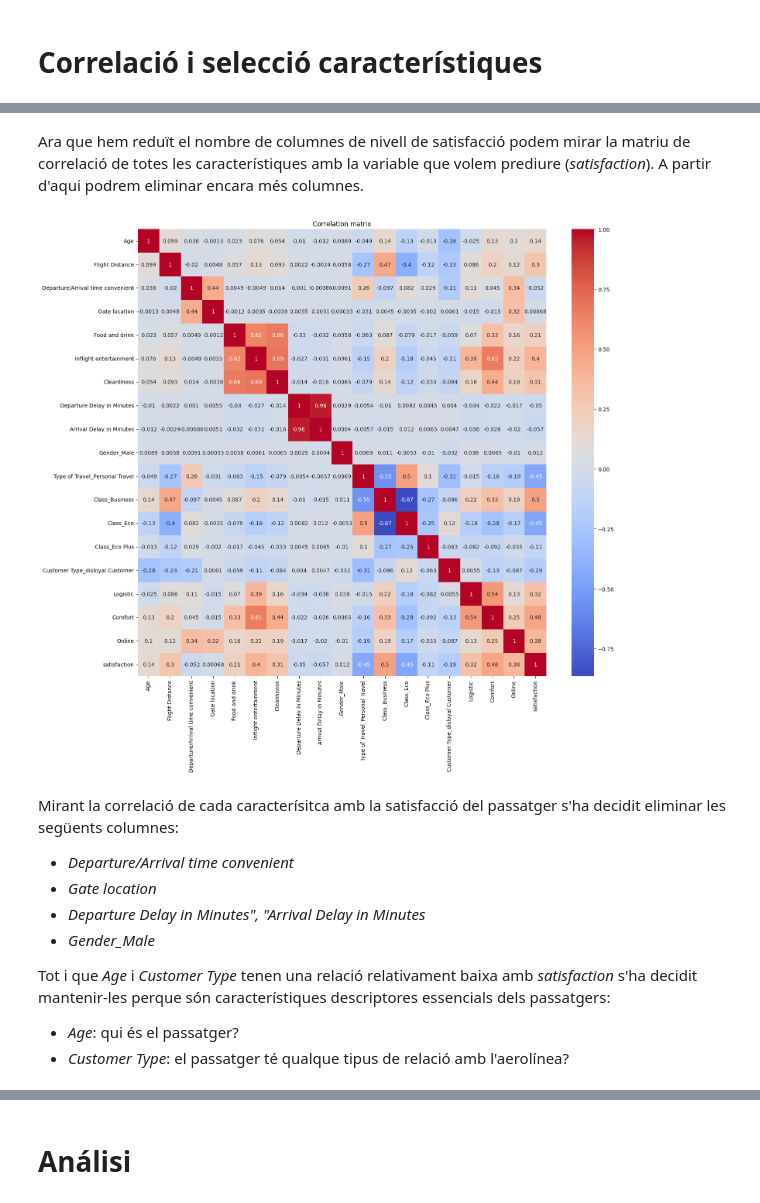
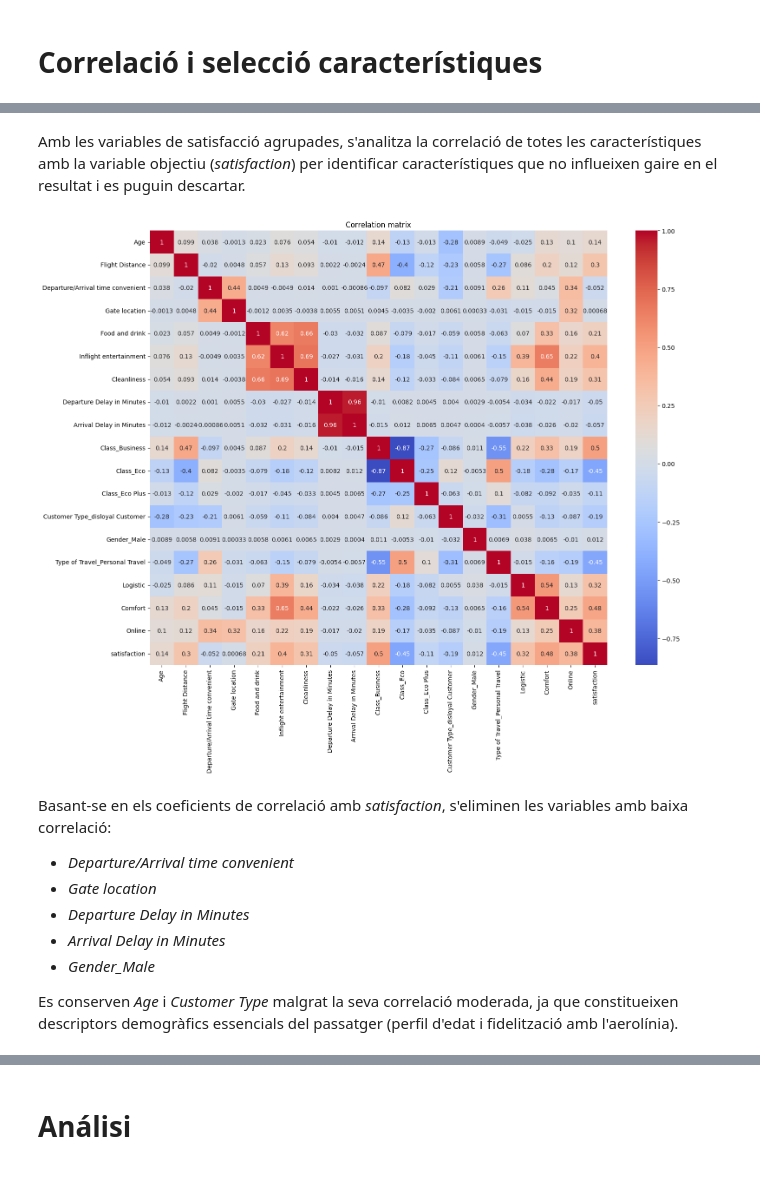
Before and after one commit to serafi-nebot-uib/ia_2025, a Jupyter notebook: notebooks/practica-3/main.ipynb, the cells around one changed output, grey strips where cells are left out. Saved outputs shown, nothing was run; the diff lists cells and outputs as text; code cells hidden in the pictures.

```diff
--- a/notebooks/practica-3/main.ipynb
+++ b/notebooks/practica-3/main.ipynb
@@ -208,26 +220,24 @@ X_train.head()
 | 3 | 25 | 562 | 5 | 5 | 2 | 2 | ... |
 | 4 | 61 | 214 | 3 | 3 | 4 | 3 | ... |
 # %% [markdown]
-Ara que hem reduït el nombre de columnes de nivell de satisfacció podem mirar la matriu de correlació de totes les característiques amb la variable que volem prediure (*satisfaction*). A partir d'aqui podrem eliminar encara més columnes.
+Amb les variables de satisfacció agrupades, s'analitza la correlació de totes les característiques amb la variable objectiu (*satisfaction*) per identificar característiques que no influeixen gaire en el resultat i es puguin descartar.
 # %%
-plt.figure(figsize=(17, 15))
+plt.figure(figsize=(17, 13))
 sns.heatmap(pd.concat([X_train, y_train], axis=1).corr(), annot=True, cmap='coolwarm')
 plt.title("Correlation matrix")
 plt.show()
 # %% [output]
-[figure, old version]
+[figure, new version]
 # %% [markdown]
-Mirant la correlació de cada caracterísitca amb la satisfacció del passatger s'ha decidit eliminar les següents columnes:
+Basant-se en els coeficients de correlació amb *satisfaction*, s'eliminen les variables amb baixa correlació:
 
 - *Departure/Arrival time convenient*
 - *Gate location*
-- *Departure Delay in Minutes", "Arrival Delay in Minutes*
+- *Departure Delay in Minutes*
+- *Arrival Delay in Minutes*
 - *Gender_Male*
 
-Tot i que *Age* i *Customer Type* tenen una relació relativament baixa amb *satisfaction* s'ha decidit mantenir-les perque són característiques descriptores essencials dels passatgers:
-
-- *Age*: qui és el passatger?
-- *Customer Type*: el passatger té qualque tipus de relació amb l'aerolínea?
+Es conserven *Age* i *Customer Type* malgrat la seva correlació moderada, ja que constitueixen descriptors demogràfics essencials del passatger (perfil d'edat i fidelització amb l'aerolínia).
 # %%
 ignore = {
   "Departure/Arrival time convenient",
```
Also changed, not shown: parts of 37 cells of this notebook.
